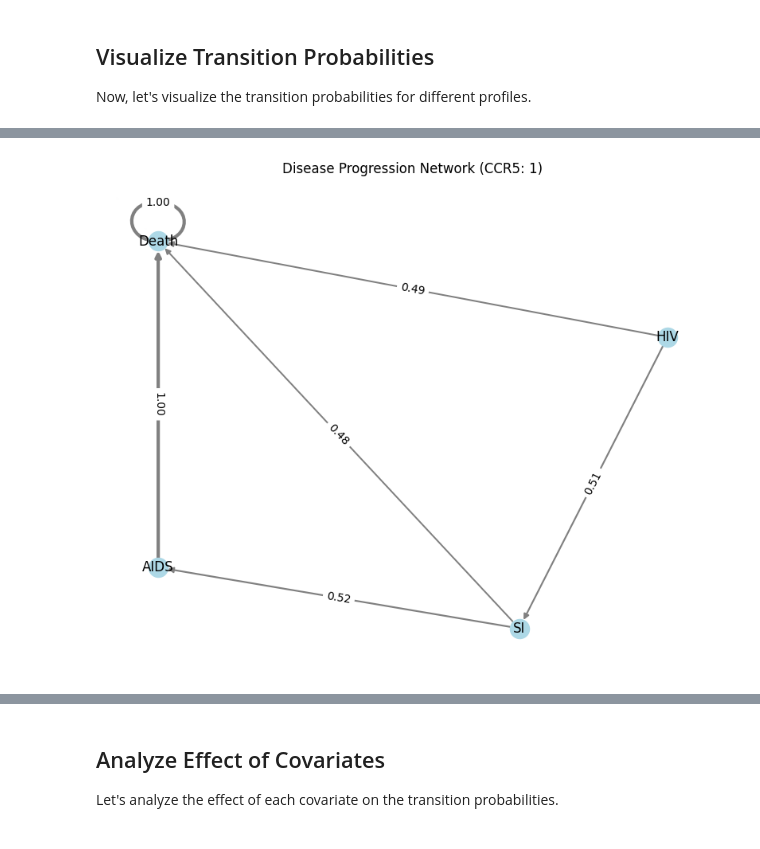
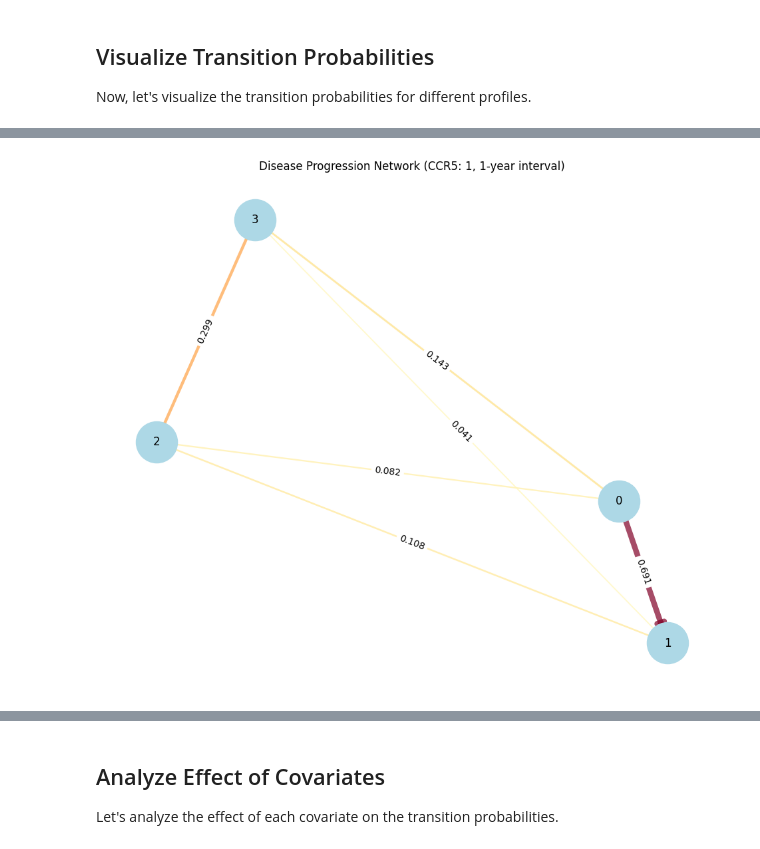
Before and after one commit to denizakdemir/multistate_nn, a Jupyter notebook: examples/aidssi_real_data_example.ipynb, the cells around one changed output, grey strips where cells are left out. Cells and saved outputs as stored; diff of their text form; code cells hidden in the pictures.

```diff
--- a/examples/aidssi_real_data_example.ipynb
+++ b/examples/aidssi_real_data_example.ipynb
@@ -203,11 +208,9 @@ plt.show()
 Now, let's train a neural network model to predict the transitions based on the covariates.
 # %%
 # Define covariates and model parameters
-covariates = ['age', 'ccr5', 'time_diff']
+covariates = ['age', 'ccr5']  # We don't include time_diff as it's handled by time_start and time_end
 
-# Create model configuration
-from multistate_nn import ModelConfig, TrainConfig
-
+# Create model configuration - model architecture parameters only
 model_config = ModelConfig(
     input_dim=len(covariates),
     hidden_dims=[32, 16],  # Network architecture
@@ -215,18 +218,24 @@ model_config = ModelConfig(
     state_transitions=state_transitions
 )
 
+# Create training configuration - includes solver parameters for continuous-time model
 train_config = TrainConfig(
     batch_size=128,
-    epochs=100,
-    learning_rate=0.01
+    epochs=5,
+    learning_rate=0.01,
+    # Continuous-time model parameters go here:
+    ode_solver="dopri5",          # ODE solver method (dopri5 is adaptive)
+    ode_solver_options={}         # Empty dict to avoid duplicate parameters
 )
 
-# Fit the model using configuration API
+# Fit the model using configuration API with continuous-time parameters
 model = fit(
     df=transitions_df,
     covariates=covariates,
     model_config=model_config,
-    train_config=train_config
+    train_config=train_config,
+    time_start_col='time_start',  # Specify column containing start times
+    time_end_col='time_end'       # Specify column containing end times
 )
 # %% [markdown]
 ## Make Predictions for Different Patient Profiles
@@ -351,17 +374,17 @@ plt.show()
 # %%
 # Visualize transition network for a specific profile
-# Using CCR5 value 1
-profile1 = torch.tensor([[median_age, 1, 1]], dtype=torch.float32)
-fig, ax = plot_transition_graph(model, profile1, time_idx=0, threshold=0.01)
+# Using CCR5 value 1 for a 1-year interval
+profile1 = torch.tensor([[median_age, 1]], dtype=torch.float32)
+fig, ax = plot_transition_graph(model, profile1, time_start=0.0, time_end=1.0, threshold=0.01)
 
 # Update node labels to use meaningful names
 state_names = ['HIV', 'SI', 'AIDS', 'Death']
 for text in ax.texts:
     for i, name in enumerate(state_names):
         text.set_text(text.get_text().replace(f'State {i}', name))
 
-plt.title("Disease Progression Network (CCR5: 1)")
+plt.title("Disease Progression Network (CCR5: 1, 1-year interval)")
 plt.show()
 # %% [output]
-[figure, old version]
+[figure, new version]
 # %%
```
Also changed, not shown: parts of 18 cells of this notebook, 32 other files.
